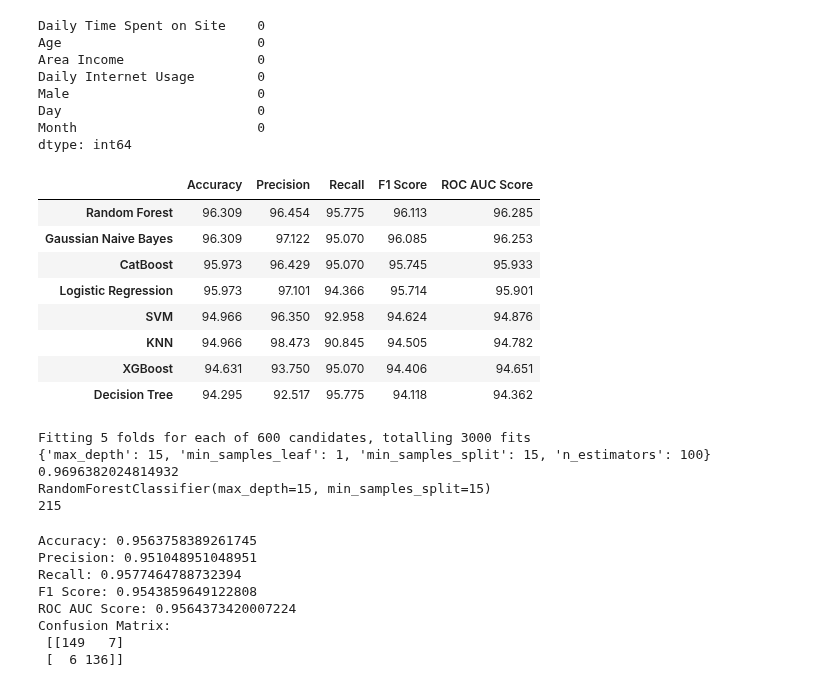
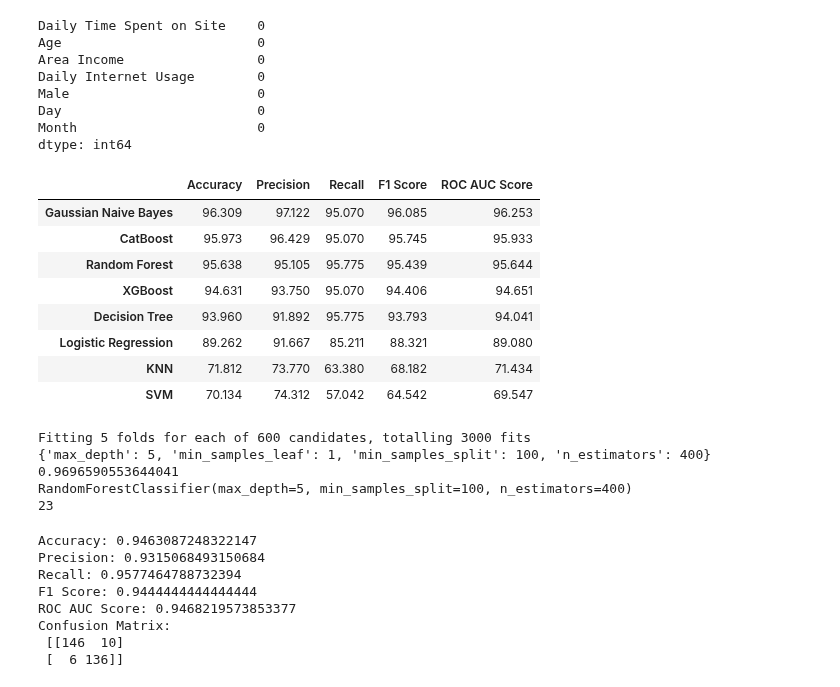
Before and after one commit to Harsh502s/ML-Assignments, a Jupyter notebook: Notebooks/Assignment 6 RFC.ipynb, the cells around one changed output. Saved outputs shown, nothing was run; the diff lists cells and outputs as text; code cells hidden in the pictures.

```diff
--- a/Notebooks/Assignment 6 RFC.ipynb
+++ b/Notebooks/Assignment 6 RFC.ipynb
@@ -14,7 +36,7 @@ pd.set_option("display.float_format", lambda x: "%.3f" % x)
 # %%
 # Reading Data
 
-df = pd.read_csv(r"C:\Users\ds12\ML Assign\Data Sets\MLK\Ad Click Data.csv")
+df = pd.read_csv(r"C:\Users\ds12\College\ML-Assignments\Data Sets\MLK\Ad Click Data.csv")
 df.head()
 # %% [output]
 |  | Daily Time Spent on Site | Age | Area Income | Daily Internet Usage | Ad Topic Line | City | Male | ... |
@@ -240,31 +262,31 @@ models = [
 # %%
 # Creating a dataframe to store the results
 results = {}
 
 for model_name, model in models:
-    model.fit(SCX_train, y_train)
-    y_pred = model.predict(SCX_test)
+    model.fit(X_train, y_train)
+    y_pred = model.predict(X_test)
     results[model_name] = {
         "Accuracy": accuracy_score(y_test, y_pred),
         "Precision": precision_score(y_test, y_pred),
         "Recall": recall_score(y_test, y_pred),
         "F1 Score": f1_score(y_test, y_pred),
         "ROC AUC Score": roc_auc_score(y_test, y_pred),
     }
 
 # Printing the results
 results = pd.DataFrame(results).T * 100
 results.sort_values(by="ROC AUC Score", ascending=False)
 # %% [output]
 |  | Accuracy | Precision | Recall | F1 Score | ROC AUC Score |
-| Random Forest | 96.309 | 96.454 | 95.775 | 96.113 | 96.285 |
 | Gaussian Naive Bayes | 96.309 | 97.122 | 95.070 | 96.085 | 96.253 |
 | CatBoost | 95.973 | 96.429 | 95.070 | 95.745 | 95.933 |
-| Logistic Regression | 95.973 | 97.101 | 94.366 | 95.714 | 95.901 |
-| SVM | 94.966 | 96.350 | 92.958 | 94.624 | 94.876 |
-| KNN | 94.966 | 98.473 | 90.845 | 94.505 | 94.782 |
+| Random Forest | 95.638 | 95.105 | 95.775 | 95.439 | 95.644 |
 | XGBoost | 94.631 | 93.750 | 95.070 | 94.406 | 94.651 |
-| Decision Tree | 94.295 | 92.517 | 95.775 | 94.118 | 94.362 |
+| Decision Tree | 93.960 | 91.892 | 95.775 | 93.793 | 94.041 |
+| Logistic Regression | 89.262 | 91.667 | 85.211 | 88.321 | 89.080 |
+| KNN | 71.812 | 73.770 | 63.380 | 68.182 | 71.434 |
+| SVM | 70.134 | 74.312 | 57.042 | 64.542 | 69.547 |
 # %%
 # Grid Search CV for Random Forest with hyperparameter tuning
 
@@ -287,7 +309,7 @@ grid_search = GridSearchCV(
 
 # Fitting the model
 
-grid_search.fit(SCX_train, y_train)
+grid_search.fit(X_train, y_train)
 
 # Printing the best parameters
 
@@ -297,10 +319,10 @@ print(grid_search.best_estimator_)
 print(grid_search.best_index_)
 # %% [output]
 Fitting 5 folds for each of 600 candidates, totalling 3000 fits
-{'max_depth': 15, 'min_samples_leaf': 1, 'min_samples_split': 15, 'n_estimators': 100}
-0.9696382024814932
-RandomForestClassifier(max_depth=15, min_samples_split=15)
-215
+{'max_depth': 5, 'min_samples_leaf': 1, 'min_samples_split': 100, 'n_estimators': 400}
+0.9696590553644041
+RandomForestClassifier(max_depth=5, min_samples_split=100, n_estimators=400)
+23
 # %%
 # Creating the model with best parameters
 best_params = grid_search.best_params_
@@ -309,11 +331,11 @@ rf = RandomForestClassifier(**best_params)
 
 # Fitting the model
 
-rf.fit(SCX_train, y_train)
+rf.fit(X_train, y_train)
 
 # Predicting the values
 
-y_pred = rf.predict(SCX_test)
+y_pred = rf.predict(X_test)
 
 # Printing the results
 
@@ -324,13 +346,13 @@ print("F1 Score:", f1_score(y_test, y_pred))
 print("ROC AUC Score:", roc_auc_score(y_test, y_pred))
 print("Confusion Matrix:\n", confusion_matrix(y_test, y_pred))
 # %% [output]
-Accuracy: 0.9563758389261745
-Precision: 0.951048951048951
+Accuracy: 0.9463087248322147
+Precision: 0.9315068493150684
 Recall: 0.9577464788732394
-F1 Score: 0.9543859649122808
-ROC AUC Score: 0.9564373420007224
+F1 Score: 0.9444444444444444
+ROC AUC Score: 0.9468219573853377
 Confusion Matrix:
- [[149   7]
+ [[146  10]
  [  6 136]]
 # %%
 # Calculating the Precision, Recall, Sensitivity, Specificity using confusion matrix values
```
Also changed, not shown: parts of 2 cells of this notebook, 6 other files.
